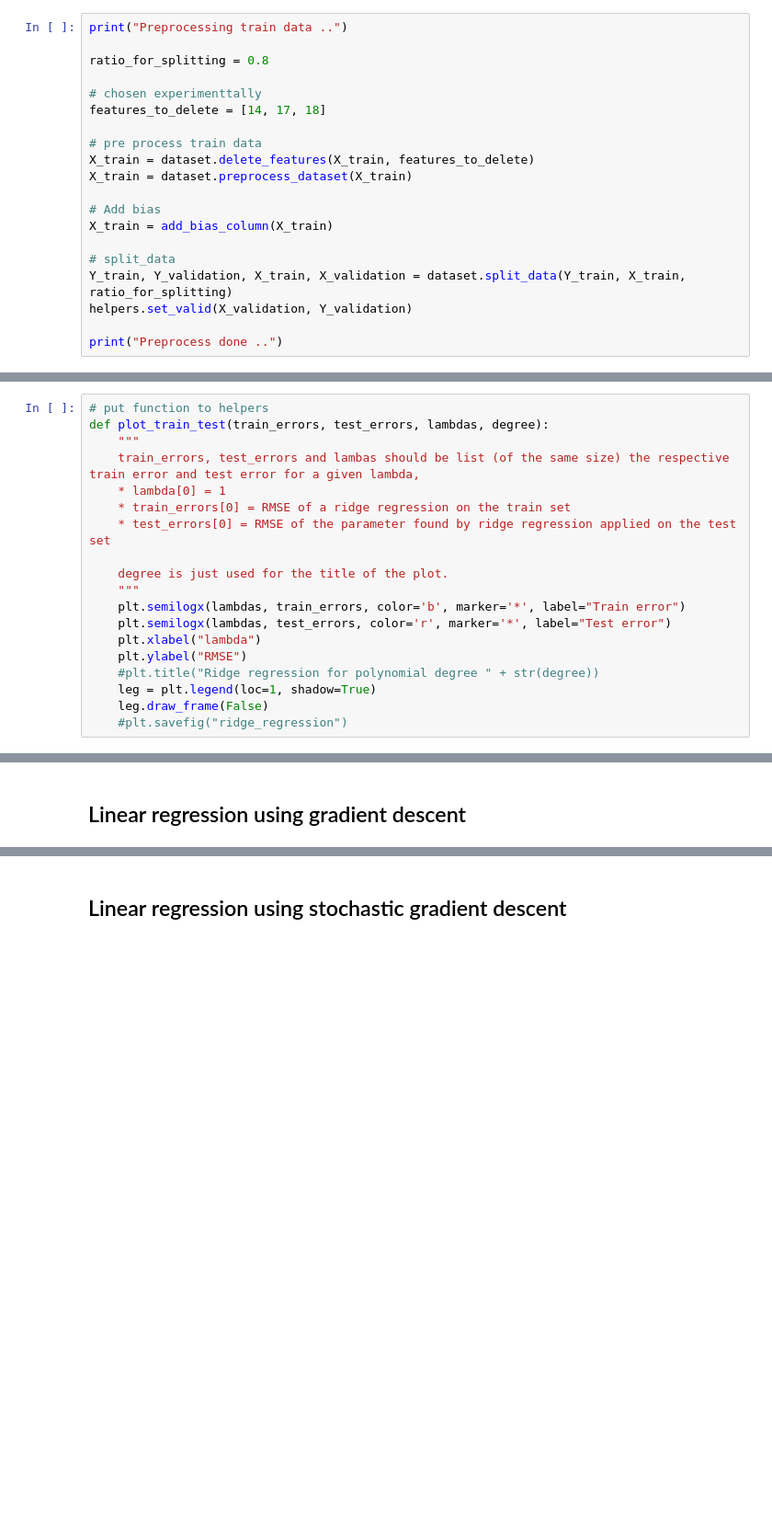
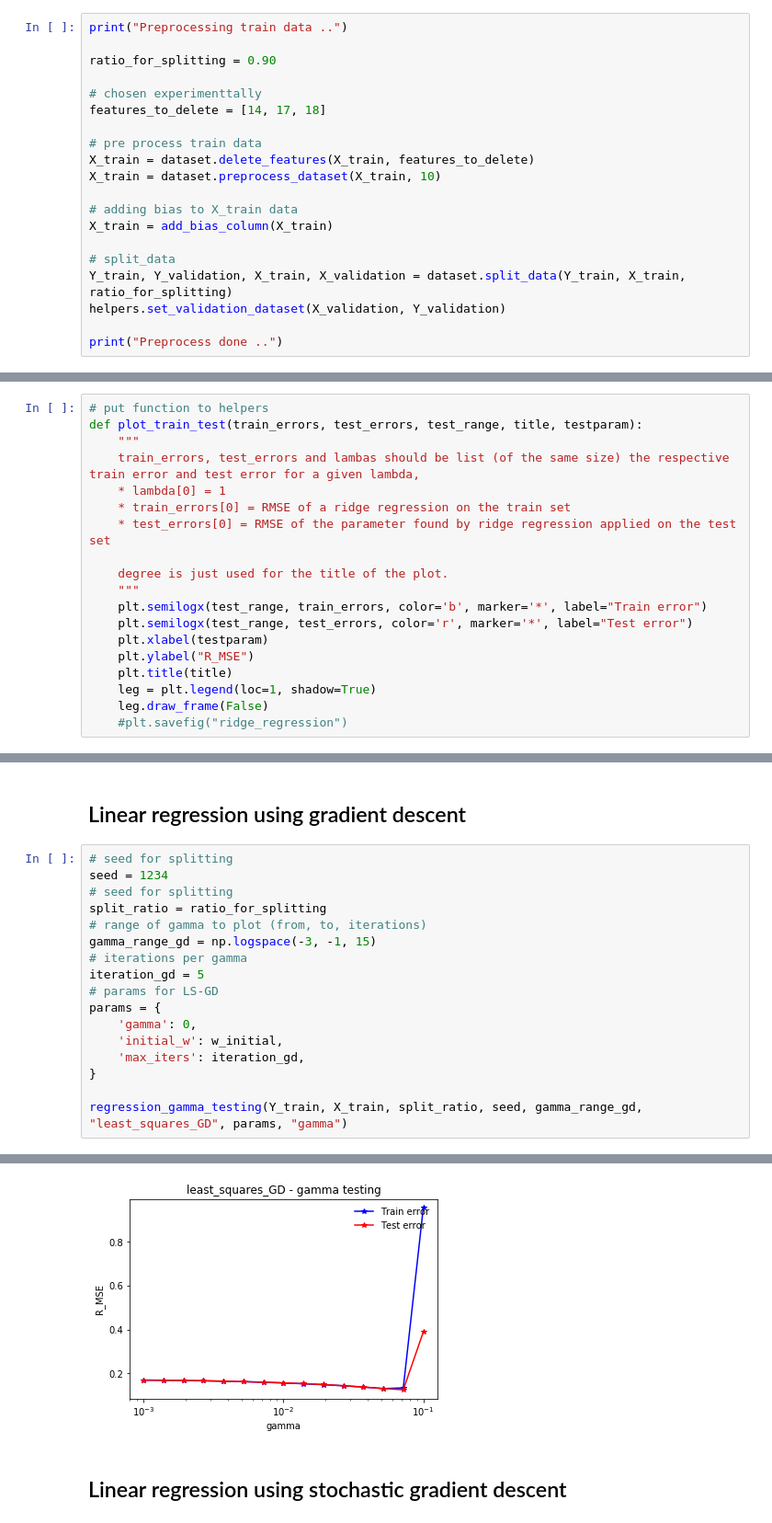
Before and after one commit to lostinstaches/HiggsBosonChallengeCERN, a Jupyter notebook: book.ipynb, the cells around one changed output, grey strips where cells are left out. Shown: that part at 92% size. Drawn from its saved outputs; the diff is of its cells as text; blank space fills up the shorter version.

Commit message:
general function for all types, tested on ridge, gd, sgd

```diff
--- a/book.ipynb
+++ b/book.ipynb
@@ -62,20 +33,20 @@ print("Load done ..")
 # %%
 print("Preprocessing train data ..")
 
-ratio_for_splitting = 0.8
+ratio_for_splitting = 0.90
 
 # chosen experimenttally
 features_to_delete = [14, 17, 18]
 
 # pre process train data
 X_train = dataset.delete_features(X_train, features_to_delete)
-X_train = dataset.preprocess_dataset(X_train)
+X_train = dataset.preprocess_dataset(X_train, 10)
 
-# Add bias
+# adding bias to X_train data
 X_train = add_bias_column(X_train)
 
 # split_data
 Y_train, Y_validation, X_train, X_validation = dataset.split_data(Y_train, X_train, ratio_for_splitting)
-helpers.set_valid(X_validation, Y_validation)
+helpers.set_validation_dataset(X_validation, Y_validation)
 
 print("Preprocess done ..")
@@ -98,6 +81,6 @@ print("Preprocess done ..")
 # %%
 # put function to helpers
-def plot_train_test(train_errors, test_errors, lambdas, degree):
+def plot_train_test(train_errors, test_errors, test_range, title, testparam):
     """
     train_errors, test_errors and lambas should be list (of the same size) the respective train error and test error for a given lambda,
     * lambda[0] = 1
@@ -106,11 +89,11 @@ def plot_train_test(train_errors, test_errors, lambdas, degree):
 
     degree is just used for the title of the plot.
     """
-    plt.semilogx(lambdas, train_errors, color='b', marker='*', label="Train error")
-    plt.semilogx(lambdas, test_errors, color='r', marker='*', label="Test error")
-    plt.xlabel("lambda")
-    plt.ylabel("RMSE")
-    #plt.title("Ridge regression for polynomial degree " + str(degree))
+    plt.semilogx(test_range, train_errors, color='b', marker='*', label="Train error")
+    plt.semilogx(test_range, test_errors, color='r', marker='*', label="Test error")
+    plt.xlabel(testparam)
+    plt.ylabel("R_MSE")
+    plt.title(title)
     leg = plt.legend(loc=1, shadow=True)
     leg.draw_frame(False)
     #plt.savefig("ridge_regression")
@@ -121,2 +135,20 @@ w_initial = np.zeros((_features), dtype=int)
 # %% [markdown]
 ## Linear regression using gradient descent
+# %%
+# seed for splitting
+seed = 1234
+# seed for splitting
+split_ratio = ratio_for_splitting
+# range of gamma to plot (from, to, iterations)
+gamma_range_gd = np.logspace(-3, -1, 15)
+# iterations per gamma
+iteration_gd = 5
+# params for LS-GD
+params = {
+    'gamma': 0,
+    'initial_w': w_initial,
+    'max_iters': iteration_gd,
+}
+
+regression_gamma_testing(Y_train, X_train, split_ratio, seed, gamma_range_gd, "least_squares_GD", params, "gamma")
+# %% [output]
@@ -123,2 +172,3 @@ w_initial = np.zeros((_features), dtype=int)
+[figure, added]
 # %% [markdown]
 ## Linear regression using stochastic gradient descent
```
Also changed, not shown: parts of 17 cells of this notebook, 2 other files.
